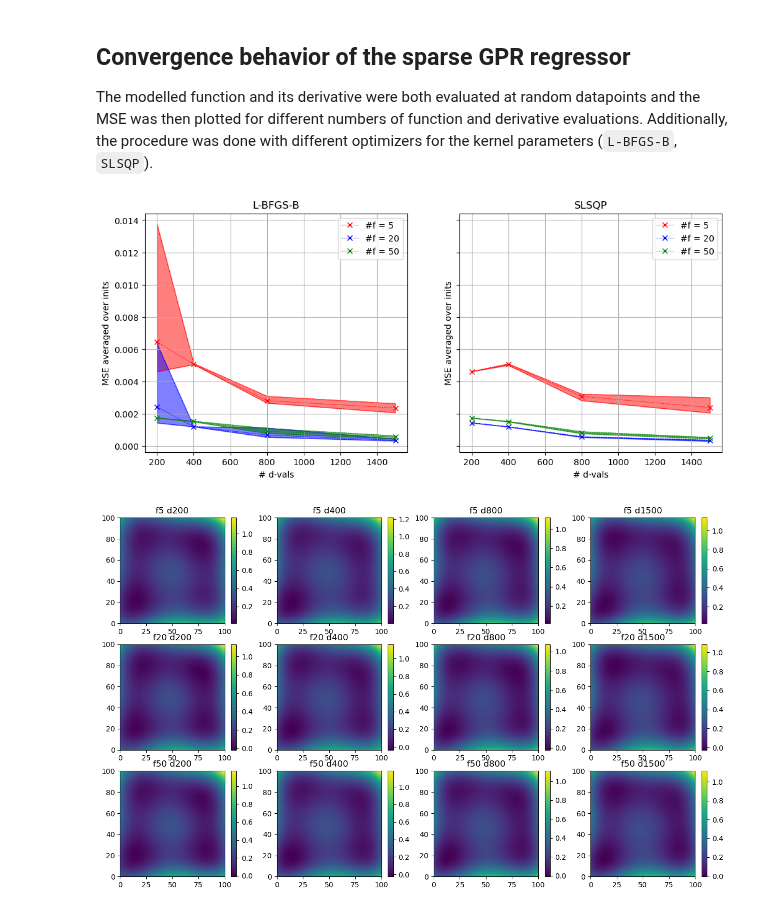
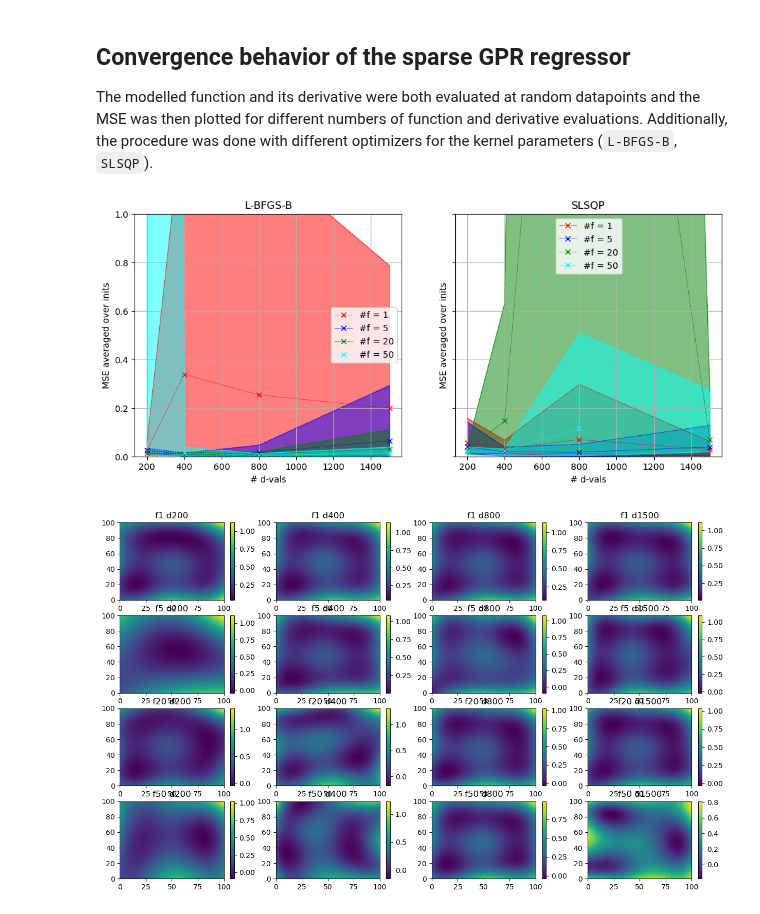
Before and after one commit to LukasEin/jaxgp, a Jupyter notebook: convergence_plot_him_sparse.ipynb, the cells around one changed output. Saved outputs shown, nothing was run; the diff lists cells and outputs as text; code cells hidden in the pictures.

```diff
--- a/convergence_plot_him_sparse.ipynb
+++ b/convergence_plot_him_sparse.ipynb
@@ -12,10 +12,10 @@ fun = lambda x: testfunctions.himmelblau(x)/800.0
 num_gridpoints = jnp.array([100,100])
 ran = (jnp.array([-5.0,5.0]), jnp.array([-5.0,5.0]))
 
-in_dir = "./data_files/different_number_of_datapoints/non-ext"
+in_dir = "./data_files/different_number_of_datapoints/sparse"
 
-# f_vals = [1, 5, 20, 50]
-f_vals = [5, 20, 50]
+f_vals = [1, 5, 20, 50]
+# f_vals = [5, 20, 50]
 d_vals = [200, 400, 800, 1500]
 # %%
 fig, ax = plt.subplots(1,len(optimizers),figsize=(12,5),sharey=True)
@@ -28,36 +28,36 @@ colors = ["r", "b", "g", "cyan"]
 for i,optimizer in enumerate(optimizers):
     for color,num_f_vals in zip(colors,f_vals):
         avg = []
         mini = []
         maxi = []
         for num_d_vals in d_vals:
-            means = jnp.load(f"{in_dir}/him_f{num_f_vals}d{num_d_vals}means{optimizer}.npz")
+            means = jnp.load(f"{in_dir}/him_f{num_f_vals}d{num_d_vals}means{optimizer}_sparse0_1.npz")
 
             avg_mse = 0
             min_mse = jnp.inf
             max_mse = -jnp.inf
             for iter, mean in enumerate(means.values()):
                 mse = jnp.mean((Y-mean)**2)
                 if mse < min_mse: min_mse = mse
                 if mse > max_mse: max_mse = mse
                 avg_mse += mse
             avg_mse /= iter + 1
 
             avg.append(avg_mse)
             mini.append(min_mse)
             maxi.append(max_mse)
         ax[i].plot(d_vals,avg,marker="x", lw=.5, ls="--",label=f"#f = {num_f_vals}", color=color)
         ax[i].plot(d_vals,mini, lw=.5, ls="--", color=color)
         ax[i].plot(d_vals,maxi, lw=.5, ls="--", color=color)
         ax[i].fill_between(d_vals, mini, maxi,alpha=0.5, color=color)
     ax[i].grid()
     ax[i].legend()
     ax[i].set_xlabel("# d-vals")
     ax[i].set_ylabel("MSE averaged over inits")
     ax[i].set_title(optimizer)
-    # ax[i].set_ylim(0,0.1)
+    ax[i].set_ylim(0,1.0)
 # %% [output]
-[figure, old version]
+[figure, new version]
 # %%
 # f_vals = [1, 5, 20, 50]
 # d_vals = [200, 400, 800, 1500]
@@ -68,14 +68,14 @@ fig, ax = plt.subplots(len(f_vals),len(d_vals), figsize=(15,9))
 
 for i,num_f_vals in enumerate(f_vals):
     for j,num_d_vals in enumerate(d_vals):
-        means = jnp.load(f"{in_dir}/him_f{num_f_vals}d{num_d_vals}means{optimizer}.npz")
+        means = jnp.load(f"{in_dir}/him_f{num_f_vals}d{num_d_vals}means{optimizer}_sparse0_1.npz")
         mean = means["arr_0"]
 
         ax[i,j].set_title(f"f{num_f_vals} d{num_d_vals}")
         im = ax[i,j].pcolormesh(mean.reshape(100,100))
         fig.colorbar(im, ax=ax[i,j])
 # %% [output]
-[figure, old version]
+[figure, new version]
 # %%
 # f_vals = [1, 5, 20, 50]
 # d_vals = [200, 400, 800, 1500]
```
Also changed, not shown: parts of 1 cell of this notebook, 1 other file.
